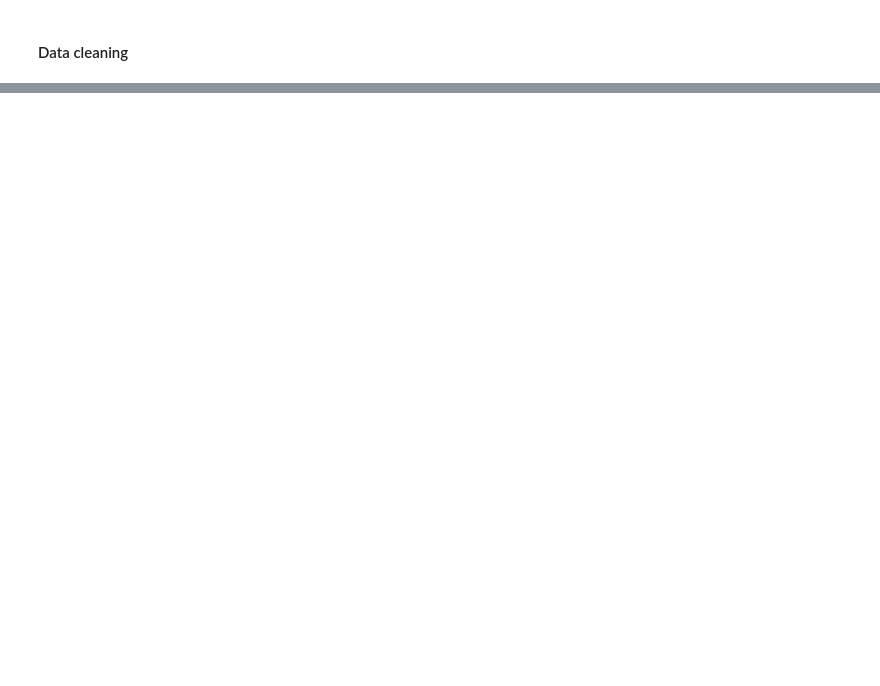
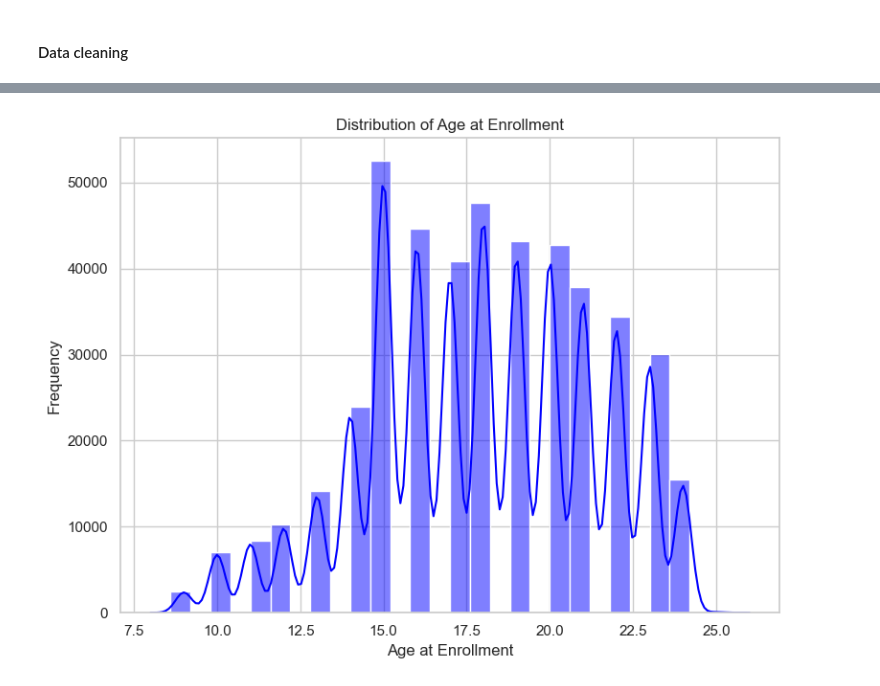
Before and after one commit to RichieRicky/DSF-PT08P5-GROUP5_CAPSTONE-PROJECT, a Jupyter notebook: CHARLES_OTWORI.ipynb, the cells around one changed output, grey strips where cells are left out. Drawn from its saved outputs; the diff is of its cells as text; code cells hidden in the pictures; blank space fills up the shorter version.

Commit message:
adding exploratory data analysis

```diff
--- a/CHARLES_OTWORI.ipynb
+++ b/CHARLES_OTWORI.ipynb
@@ -205,0 +296,6 @@ print(data[['father_alive', 'mother_alive', 'ever_missed_full_day_food_in_4wks',
+# %%
+# Creating a new column 'year' by extracting the year from 'date_of_enrollment'
+AGYW_prev_data['year'] = AGYW_prev_data['date_of_enrollment'].dt.year
+
+# Displaying the first few rows to verify the new column
+AGYW_prev_data[['date_of_enrollment', 'year']].head()
@@ -206,6 +309,5 @@ print(data[['father_alive', 'mother_alive', 'ever_missed_full_day_food_in_4wks',
 # %%
-
-# Define a function to calculate age at enrollment using the birth and enrollment dates
+# Defining a function to calculate age at enrollment using the birth and enrollment dates
 def calculate_age(row):
     dob = row['date_of_birth']
     doe = row['date_of_enrollment']
@@ -220,14 +322,14 @@ def calculate_age(row):
     return age
 
 # Apply the function to create a new column 'age_at_enrollment'
-data['age_at_enrollment'] = data.apply(calculate_age, axis=1)
+AGYW_prev_data['age_at_enrollment'] = AGYW_prev_data.apply(calculate_age, axis=1)
 
 # Calculate the mean age (ignoring missing values)
-mean_age = data['age_at_enrollment'].mean()
+mean_age = AGYW_prev_data['age_at_enrollment'].mean()
 
 # Impute missing ages with the mean age
-data['age_at_enrollment'].fillna(mean_age, inplace=True)
+AGYW_prev_data['age_at_enrollment'].fillna(mean_age, inplace=True)
 
 # Display the first few rows to verify the result
-print(data[['date_of_birth', 'date_of_enrollment', 'age_at_enrollment']].head())
+AGYW_prev_data[['date_of_birth', 'date_of_enrollment', 'age_at_enrollment']].head()
 # %% [output]
@@ -240,13 +342,13 @@ print(data[['date_of_birth', 'date_of_enrollment', 'age_at_enrollment']].head())
 # %%
-# Define bins and labels for the age groups
-bins = [10, 15, 20, 25, float('inf')]
-labels = ["10-14", "15-19", "20-24", "Over 24"]
+# Creating age groups by defining bins and labels for the age groups
+bins = [5, 10, 15, 20, 25, float('inf')]
+labels = ["5-9", "10-14", "15-19", "20-24", "Over 24"]
 
 # Create the new column 'age_group' based on 'age_at_enrollment'
-data['age_group'] = pd.cut(data['age_at_enrollment'], bins=bins, right=False, labels=labels)
+AGYW_prev_data['age_group'] = pd.cut(AGYW_prev_data['age_at_enrollment'], bins=bins, right=False, labels=labels)
 
 # Display the distribution of the new age groups
-age_group_distribution = data['age_group'].value_counts().sort_index()
-print(age_group_distribution)
+age_group_distribution = AGYW_prev_data['age_group'].value_counts().sort_index()
+age_group_distribution
 # %% [output]
 age_group
@@ -382,0 +414,14 @@ Name: count, dtype: int64
+# %%
+# Set a consistent style for the plots
+sns.set(style="whitegrid")
+# %%
+# 4. Histogram for 'age_at_enrollment'
+plt.figure(figsize=(8, 6))
+sns.histplot(AGYW_prev_data['age_at_enrollment'], bins=30, color='blue', kde= True)
+plt.xlabel("Age at Enrollment")
+plt.ylabel("Frequency")
+plt.title("Distribution of Age at Enrollment")
+plt.tight_layout()
+plt.show()
+# %% [output]
+[figure, added]
```
Also changed, not shown: parts of 49 cells of this notebook.
